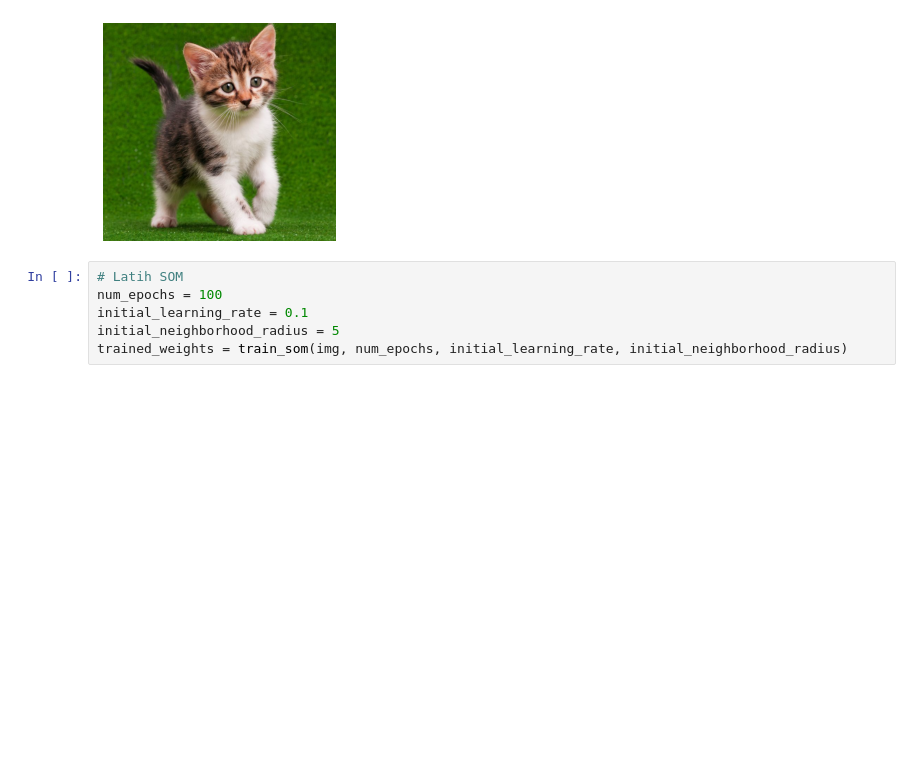
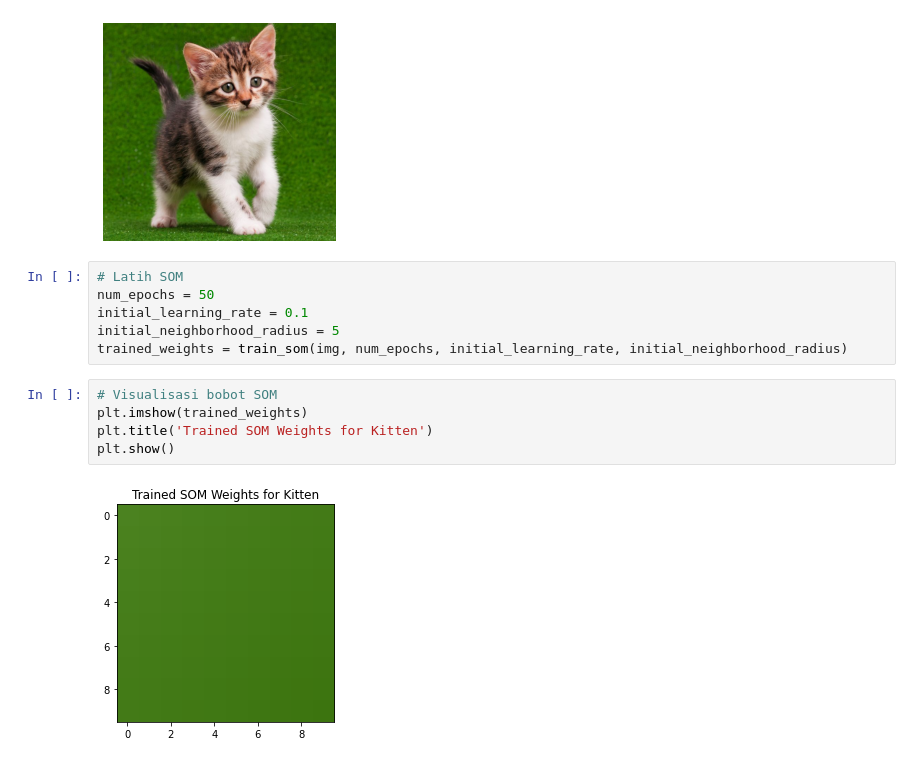
Before and after one commit to adindasyv/2141720096-machinelearning-2023, a Jupyter notebook: Week 7/src/tugas.ipynb, the cells around one changed output. Cells and saved outputs as stored; diff of their text form; blank space fills up the shorter version.

```diff
--- a/Week 7/src/tugas.ipynb
+++ b/Week 7/src/tugas.ipynb
@@ -245,7 +244,14 @@ plt.axis('off')
 [figure]
 # %%
 # Latih SOM
-num_epochs = 100
+num_epochs = 50
 initial_learning_rate = 0.1
 initial_neighborhood_radius = 5
 trained_weights = train_som(img, num_epochs, initial_learning_rate, initial_neighborhood_radius)
+# %%
+# Visualisasi bobot SOM
+plt.imshow(trained_weights)
+plt.title('Trained SOM Weights for Kitten')
+plt.show()
+# %% [output]
+[figure, added]
```
